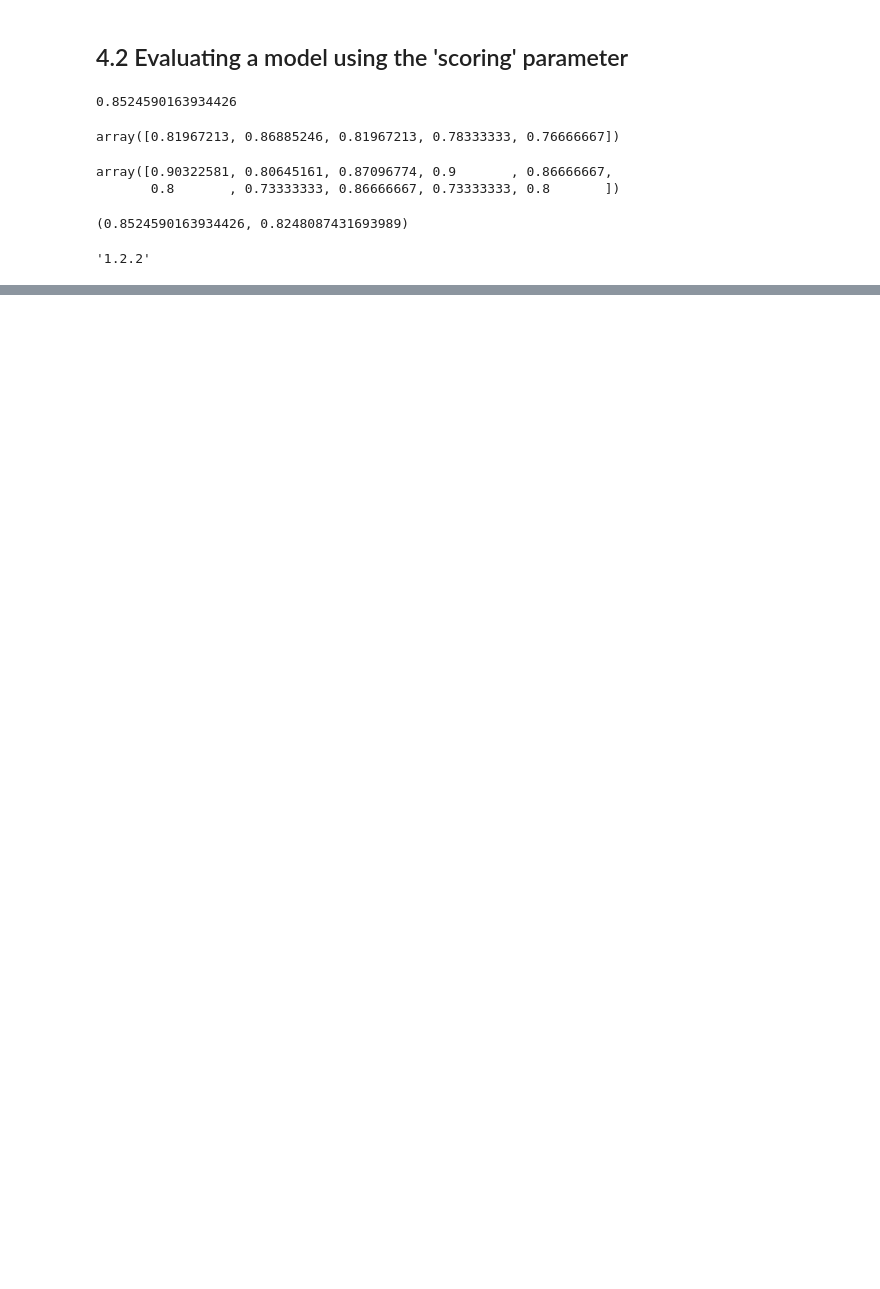
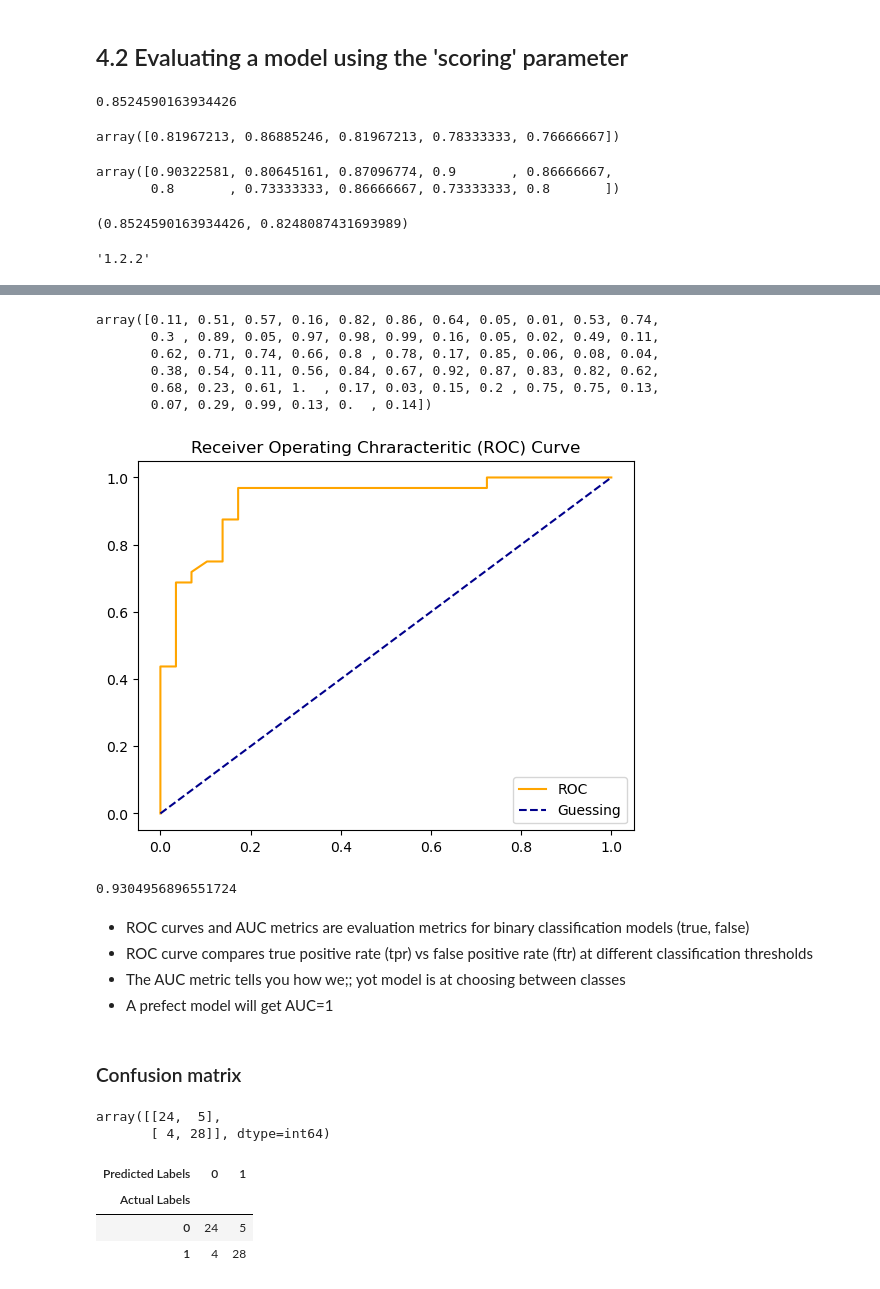
Before and after one commit to lgnassar/machine-learning-udemy, a Jupyter notebook: introduction-to-scikit-learn.ipynb, the cells around one changed output, grey strips where cells are left out. Drawn from its saved outputs; the diff is of its cells as text; code cells hidden in the pictures; blank space fills up the shorter version.

```diff
--- a/introduction-to-scikit-learn.ipynb
+++ b/introduction-to-scikit-learn.ipynb
@@ -863,0 +904,19 @@ sklearn.__version__
+# %%
+from sklearn.model_selection import cross_val_score
+from sklearn.ensemble import RandomForestClassifier
+from sklearn.metrics import roc_curve
+
+heart_disease = pd.read_csv('data/heart-disease.csv')
+
+np.random.seed(42)
+
+X = heart_disease.drop('target', axis=1)
+y = heart_disease['target']
+
+X_train, X_test, y_train, y_test = train_test_split(X, y, test_size=0.2)
+
+clf = RandomForestClassifier(n_estimators=100)
+clf.fit(X_train, y_train)
+
+y_probs = clf.predict_proba(X_test)
+y_probs[:10]
@@ -863,0 +934,51 @@ sklearn.__version__
+# %%
+y_probs_positive = y_probs[:, 1]
+y_probs_positive
+# %% [output]
+array([0.11, 0.51, 0.57, 0.16, 0.82, 0.86, 0.64, 0.05, 0.01, 0.53, 0.74,
+       0.3 , 0.89, 0.05, 0.97, 0.98, 0.99, 0.16, 0.05, 0.02, 0.49, 0.11,
+       0.62, 0.71, 0.74, 0.66, 0.8 , 0.78, 0.17, 0.85, 0.06, 0.08, 0.04,
+       0.38, 0.54, 0.11, 0.56, 0.84, 0.67, 0.92, 0.87, 0.83, 0.82, 0.62,
+       0.68, 0.23, 0.61, 1.  , 0.17, 0.03, 0.15, 0.2 , 0.75, 0.75, 0.13,
+       0.07, 0.29, 0.99, 0.13, 0.  , 0.14])
+# %%
+fpr, tpr, threshold = roc_curve(y_test, y_probs_positive)
+# %%
+import matplotlib.pyplot as plt
+def plot_roc_curve(fpr, tpr):
+    plt.plot(fpr, tpr, color='orange',label='ROC')
+    plt.plot([0,1],[0,1], color='darkblue', linestyle='--', label='Guessing')
+    plt.title('Receiver Operating Chraracteritic (ROC) Curve')
+    plt.legend()
+    plt.show()
+# %%
+plot_roc_curve(fpr, tpr)
+# %% [output]
+[figure, added]
+# %%
+from sklearn.metrics import roc_auc_score
+roc_auc_score(y_test, y_probs_positive)
+# %% [output]
+0.9304956896551724
+# %% [markdown]
+* ROC curves and AUC metrics are evaluation metrics for binary classification models (true, false)
+* ROC curve compares true positive rate (tpr) vs false positive rate (ftr) at different classification thresholds
+* The AUC metric tells you how we;; yot model is at choosing between classes
+* A prefect model will get AUC=1
+# %% [markdown]
+### Confusion matrix
+# %%
+from sklearn.metrics import confusion_matrix
+
+y_preds = clf.predict(X_test)
+confusion_matrix(y_test, y_preds)
+# %% [output]
+array([[24,  5],
+       [ 4, 28]], dtype=int64)
+# %%
+pd.crosstab(y_test, y_preds, rownames=['Actual Labels'], colnames=['Predicted Labels'])
+# %% [output]
+| Predicted Labels | 0 | 1 |
+| Actual Labels |  |  |
+| 0 | 24 | 5 |
+| 1 | 4 | 28 |
```
Also changed, not shown: parts of 24 cells of this notebook, 1 other file.
